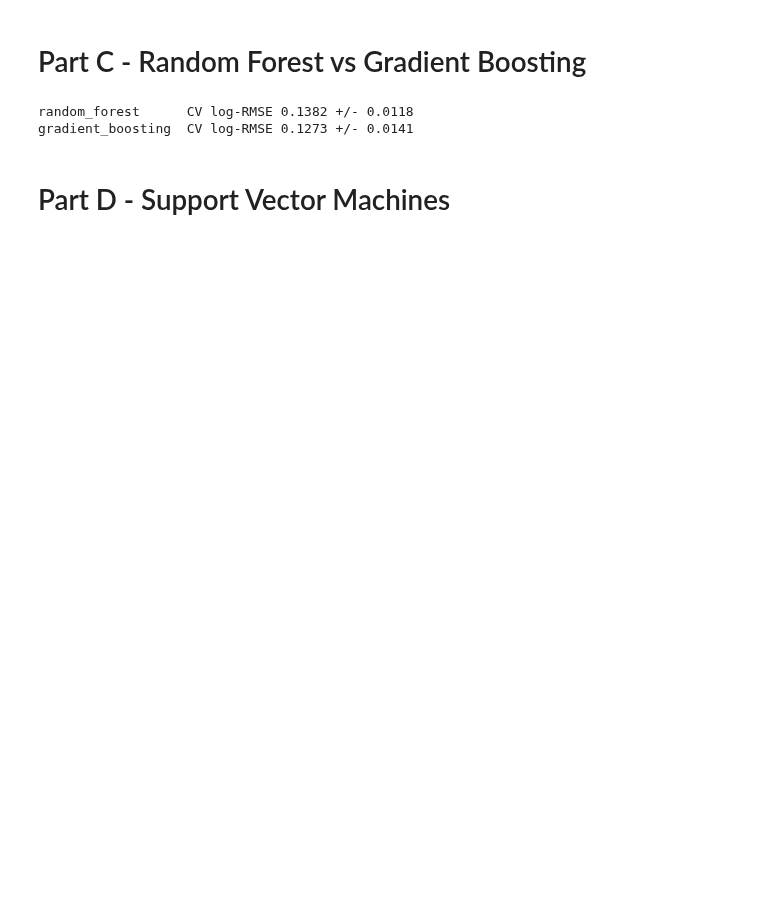
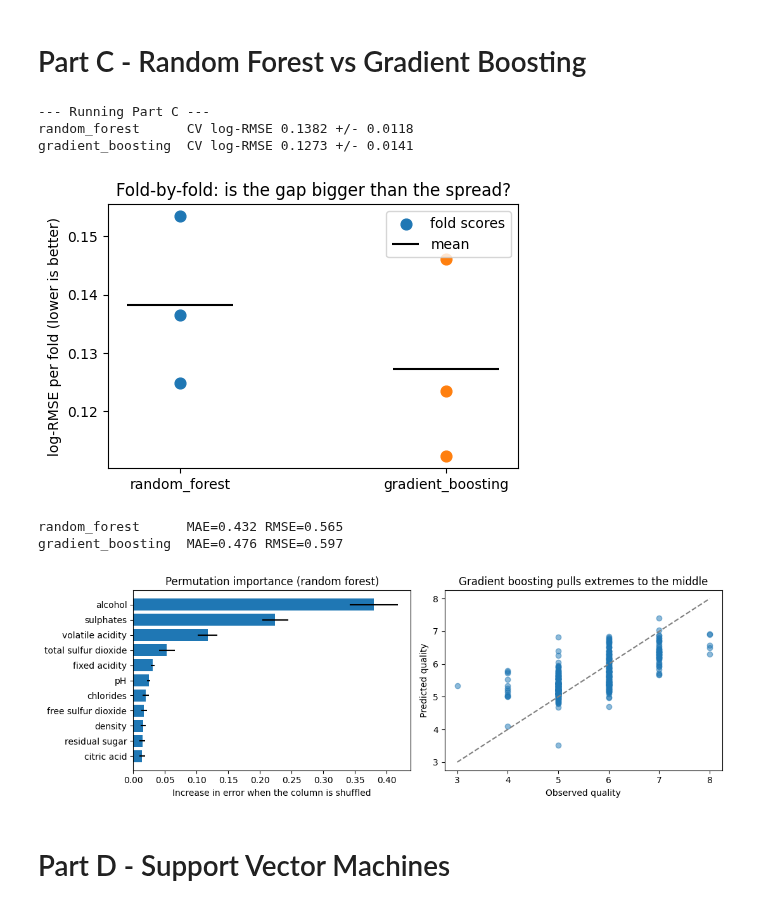
Before and after one commit to alvaroanggia/TEB3123-Machine-Learning, a Jupyter notebook: all_experiments/22006372_Lab03_SupervisedLearning.ipynb, the cells around one changed output. Saved outputs shown, nothing was run; the diff lists cells and outputs as text; code cells hidden in the pictures; blank space fills up the shorter version.

```diff
--- a/all_experiments/22006372_Lab03_SupervisedLearning.ipynb
+++ b/all_experiments/22006372_Lab03_SupervisedLearning.ipynb
@@ -112,37 +191,92 @@ validation accuracy: 0.767
 # %% [markdown]
 # Part C - Random Forest vs Gradient Boosting
 # %%
+print("\n--- Running Part C ---")
 ames = pd.read_csv(DATA / "ames_housing_dataset.csv")
 X_a = ames.drop(columns=["SalePrice", "Order", "PID"], errors="ignore")
 y_a = np.log1p(ames["SalePrice"])
 
 ames_preprocess = ColumnTransformer([
     ("num", SimpleImputer(strategy="median"), X_a.select_dtypes(include="number").columns),
     ("cat", Pipeline([
         ("impute", SimpleImputer(strategy="most_frequent")),
         ("onehot", OneHotEncoder(handle_unknown="ignore", sparse_output=False)),
     ]), X_a.select_dtypes(exclude="number").columns),
 ])
 
 ensembles = {
     "random_forest": RandomForestRegressor(
         n_estimators=150, max_features=0.8, min_samples_leaf=2, random_state=42, n_jobs=-1
     ),
     "gradient_boosting": GradientBoostingRegressor(
         n_estimators=150, learning_rate=0.05, max_depth=3, loss="huber", random_state=42
     ),
 }
 
 cv3 = KFold(n_splits=3, shuffle=True, random_state=42)
 cv_rmse = {}
 for name, estimator in ensembles.items():
     pipe = Pipeline([("preprocess", ames_preprocess), ("model", estimator)])
     neg_mse = cross_val_score(pipe, X_a, y_a, cv=cv3, scoring="neg_mean_squared_error")
     cv_rmse[name] = np.sqrt(-neg_mse)
     print(f"{name:18s} CV log-RMSE {cv_rmse[name].mean():.4f} +/- {cv_rmse[name].std():.4f}")
+
+# --- Graph C1: Fold-by-fold comparison ---
+plt.figure(figsize=(5, 3.4))
+for i, (name, values) in enumerate(cv_rmse.items()):
+    plt.scatter([i] * len(values), values, s=60, label="fold scores" if i == 0 else None)
+    plt.hlines(values.mean(), i - 0.2, i + 0.2, color="black", label="mean" if i == 0 else None)
+plt.xticks(range(len(cv_rmse)), list(cv_rmse))
+plt.ylabel("log-RMSE per fold (lower is better)")
+plt.title("Fold-by-fold: is the gap bigger than the spread?")
+plt.legend()
+plt.tight_layout()
+plt.show(block=False)
+
+# Wine quality dataset
+wine = pd.read_csv(DATA / "red_wine_quality_dataset.csv")
+X_w = wine.drop(columns="quality")
+y_w = wine["quality"]
+
+Xw_train, Xw_valid, yw_train, yw_valid = train_test_split(X_w, y_w, test_size=0.25, random_state=42)
+wine_models = {
+    "random_forest": RandomForestRegressor(n_estimators=400, min_samples_leaf=2, random_state=42, n_jobs=-1),
+    "gradient_boosting": GradientBoostingRegressor(random_state=42),
+}
+
+wine_pred = {}
+for name, model in wine_models.items():
+    model.fit(Xw_train, yw_train)
+    wine_pred[name] = model.predict(Xw_valid)
+    print(f"{name:18s} MAE={mean_absolute_error(yw_valid, wine_pred[name]):.3f} RMSE={np.sqrt(mean_squared_error(yw_valid, wine_pred[name])):.3f}")
+
+# --- Graph C2: Permutation Importance & Predictions vs Observed ---
+importance = permutation_importance(
+    wine_models["random_forest"], Xw_valid, yw_valid, n_repeats=10, random_state=42, n_jobs=-1
+)
+ranked = pd.Series(importance.importances_mean, index=X_w.columns).sort_values()
+spread = importance.importances_std[np.argsort(importance.importances_mean)]
+
+fig, axes = plt.subplots(1, 2, figsize=(11, 3.8))
+axes[0].barh(ranked.index, ranked.values, xerr=spread)
+axes[0].set_xlabel("Increase in error when the column is shuffled")
+axes[0].set_title("Permutation importance (random forest)")
+
+axes[1].scatter(yw_valid, wine_pred["gradient_boosting"], alpha=0.5)
+axes[1].plot([3, 8], [3, 8], linestyle="--", color="grey")
+axes[1].set_xlabel("Observed quality")
+axes[1].set_ylabel("Predicted quality")
+axes[1].set_title("Gradient boosting pulls extremes to the middle")
+plt.tight_layout()
+plt.show(block=False)
 # %% [output]
+--- Running Part C ---
 random_forest      CV log-RMSE 0.1382 +/- 0.0118
 gradient_boosting  CV log-RMSE 0.1273 +/- 0.0141
+[figure, added]
+random_forest      MAE=0.432 RMSE=0.565
+gradient_boosting  MAE=0.476 RMSE=0.597
+[figure, added]
 # %% [markdown]
 # Part D - Support Vector Machines
 # %%
```
Also changed, not shown: parts of 4 cells of this notebook.
